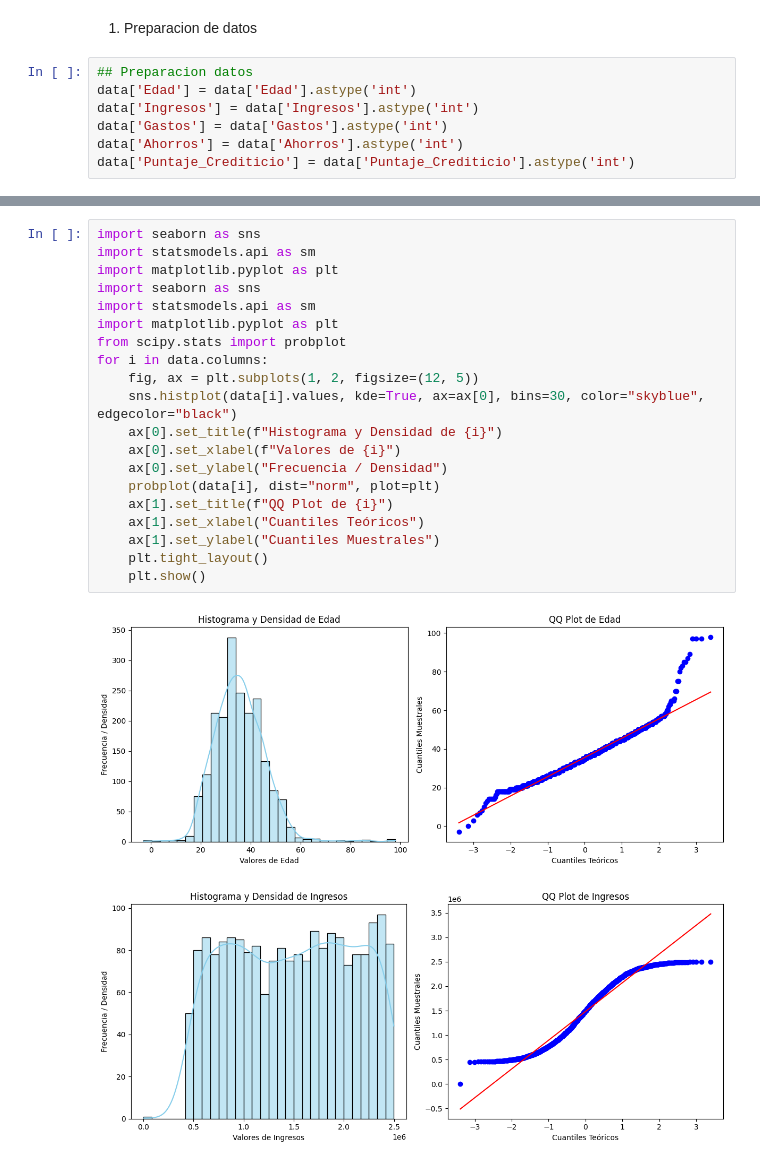
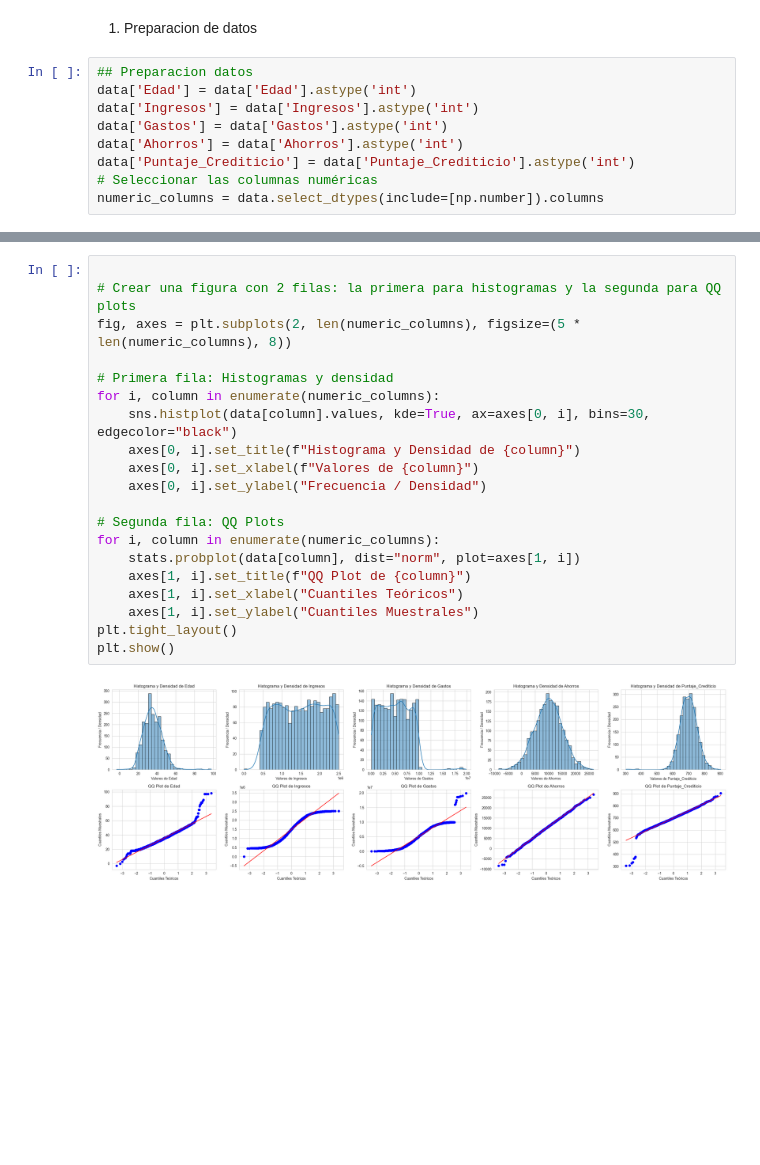
Before and after one commit to sightes/2025_Advance_Models_UBO, a Jupyter notebook: Actividad_Final_Valores_Extremos/explore.ipynb, the cells around one changed output, grey strips where cells are left out. Drawn from its saved outputs; the diff is of its cells as text; blank space fills up the shorter version.

```diff
--- a/Actividad_Final_Valores_Extremos/explore.ipynb
+++ b/Actividad_Final_Valores_Extremos/explore.ipynb
@@ -19,3 +44,5 @@ data['Ingresos'] = data['Ingresos'].astype('int')
 data['Gastos'] = data['Gastos'].astype('int')
 data['Ahorros'] = data['Ahorros'].astype('int')
 data['Puntaje_Crediticio'] = data['Puntaje_Crediticio'].astype('int')
+# Seleccionar las columnas numéricas
+numeric_columns = data.select_dtypes(include=[np.number]).columns
@@ -31,23 +55,22 @@ sns.pairplot(data)
 # %%
-import seaborn as sns
-import statsmodels.api as sm
-import matplotlib.pyplot as plt
-import seaborn as sns
-import statsmodels.api as sm
-import matplotlib.pyplot as plt
-from scipy.stats import probplot
-for i in data.columns:
-    fig, ax = plt.subplots(1, 2, figsize=(12, 5))
-    sns.histplot(data[i].values, kde=True, ax=ax[0], bins=30, color="skyblue", edgecolor="black")
-    ax[0].set_title(f"Histograma y Densidad de {i}")
-    ax[0].set_xlabel(f"Valores de {i}")
-    ax[0].set_ylabel("Frecuencia / Densidad")
-    probplot(data[i], dist="norm", plot=plt)
-    ax[1].set_title(f"QQ Plot de {i}")
-    ax[1].set_xlabel("Cuantiles Teóricos")
-    ax[1].set_ylabel("Cuantiles Muestrales")
-    plt.tight_layout()
-    plt.show()
+
+# Crear una figura con 2 filas: la primera para histogramas y la segunda para QQ plots
+fig, axes = plt.subplots(2, len(numeric_columns), figsize=(5 * len(numeric_columns), 8))
+
+# Primera fila: Histogramas y densidad
+for i, column in enumerate(numeric_columns):
+    sns.histplot(data[column].values, kde=True, ax=axes[0, i], bins=30, edgecolor="black")
+    axes[0, i].set_title(f"Histograma y Densidad de {column}")
+    axes[0, i].set_xlabel(f"Valores de {column}")
+    axes[0, i].set_ylabel("Frecuencia / Densidad")
+
+# Segunda fila: QQ Plots
+for i, column in enumerate(numeric_columns):
+    stats.probplot(data[column], dist="norm", plot=axes[1, i])
+    axes[1, i].set_title(f"QQ Plot de {column}")
+    axes[1, i].set_xlabel("Cuantiles Teóricos")
+    axes[1, i].set_ylabel("Cuantiles Muestrales")
+plt.tight_layout()
+plt.show()
 # %% [output]
-[figure, old version]
+[figure, new version]
-[figure, removed]
```
Also changed, not shown: parts of 16 cells of this notebook, 1 other file.
